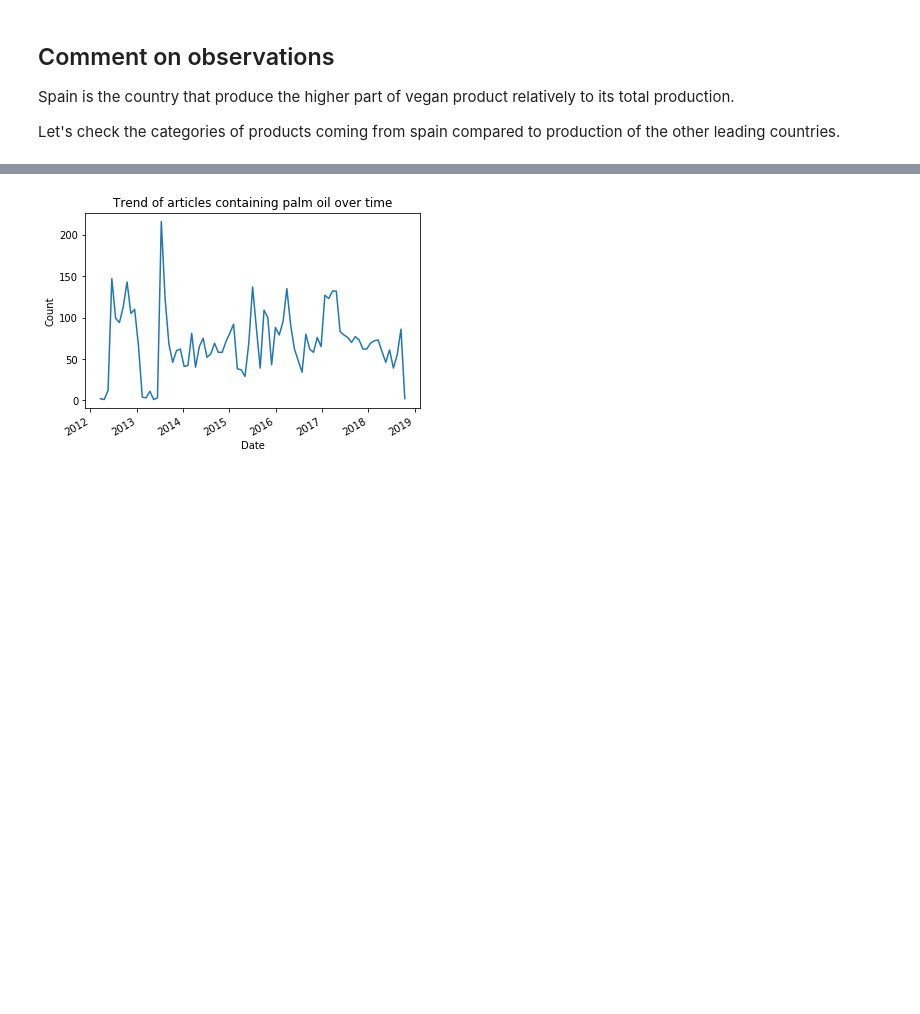
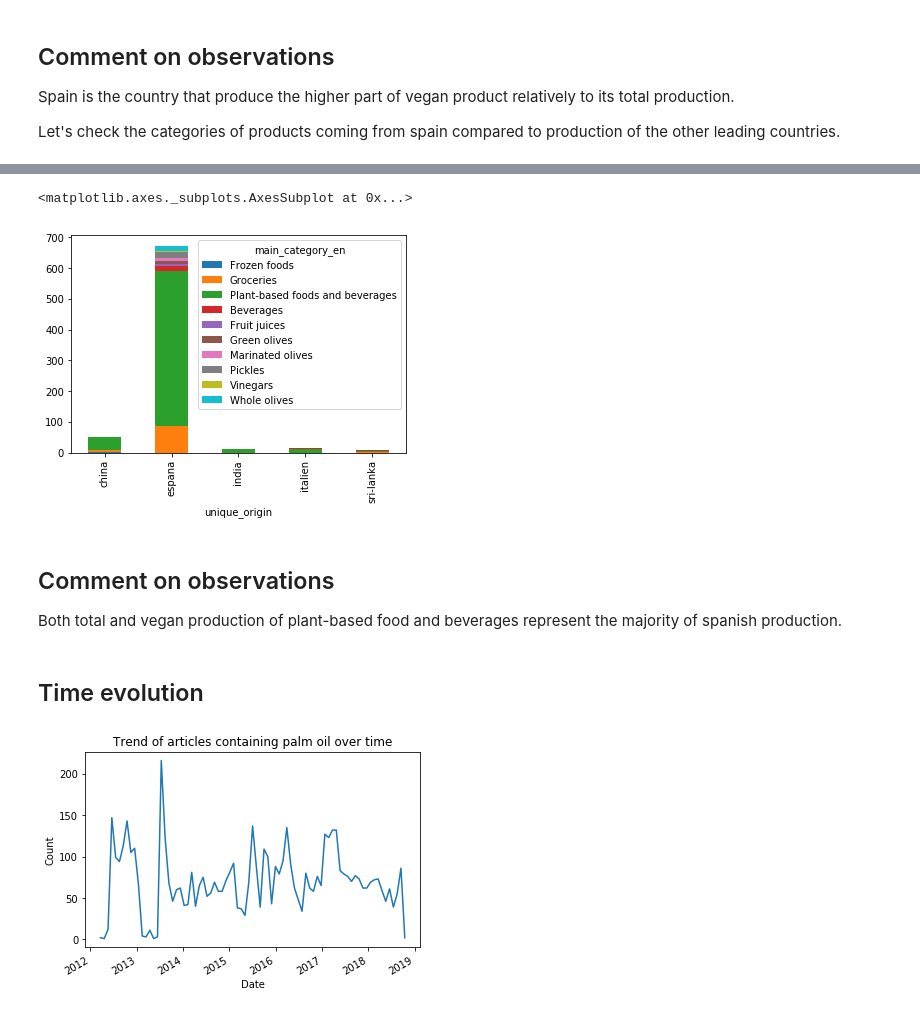
Before and after one commit to lanzrein/ada_project, a Jupyter notebook: Milestone2.ipynb, the cells around one changed output, grey strips where cells are left out. Drawn from its saved outputs; the diff is of its cells as text; code cells hidden in the pictures; blank space fills up the shorter version.

Commit message:
first glance at categories for vegan part

```diff
--- a/Milestone2.ipynb
+++ b/Milestone2.ipynb
@@ -456,0 +472,12 @@ espana_data=data.dropna(subset=['origins_tags'])[data.origins_tags.dropna().str.
+# %%
+data__=vegan_data.dropna(subset=['origins_tags'])
+data__.loc[:,'unique_origin']=''
+data__.loc[data__.origins_tags.str.contains('espana'),'unique_origin']='espana'
+data__.loc[data__.origins_tags.str.contains('italien'),'unique_origin']='italien'
+data__.loc[data__.origins_tags.str.contains('china'),'unique_origin']='china'
+data__.loc[data__.origins_tags.str.contains('india'),'unique_origin']='india'
+data__.loc[data__.origins_tags.str.contains('sri-lanka'),'unique_origin']='sri-lanka'
+data__=data__[data__['unique_origin']!='']
+data__.unique_origin.unique()
+vegan_to_plot=data__.groupby(by=['unique_origin','main_category_en'])['unique_origin'].count()
+del data__
@@ -457,3 +490,16 @@ espana_data=data.dropna(subset=['origins_tags'])[data.origins_tags.dropna().str.
+# %%
+vegan_to_plot[to_plot>11].unstack('main_category_en').fillna(0).plot(kind='bar',stacked=True)
+# %% [output]
+<matplotlib.axes._subplots.AxesSubplot at 0x...>
+[figure, added]
+# %% [markdown]
+## Comment on observations
+
+Both total and vegan production of plant-based food  and beverages represent the majority of spanish production.
+# %% [markdown]
+
+
+## Time evolution
 # %%
 vegan_data["created_datetime"] = pd.to_datetime(vegan_data["created_datetime"],errors="coerce")
 dateparsed = vegan_data[vegan_data["created_datetime"].notnull()]
```
Also changed, not shown: parts of 7 cells of this notebook.
